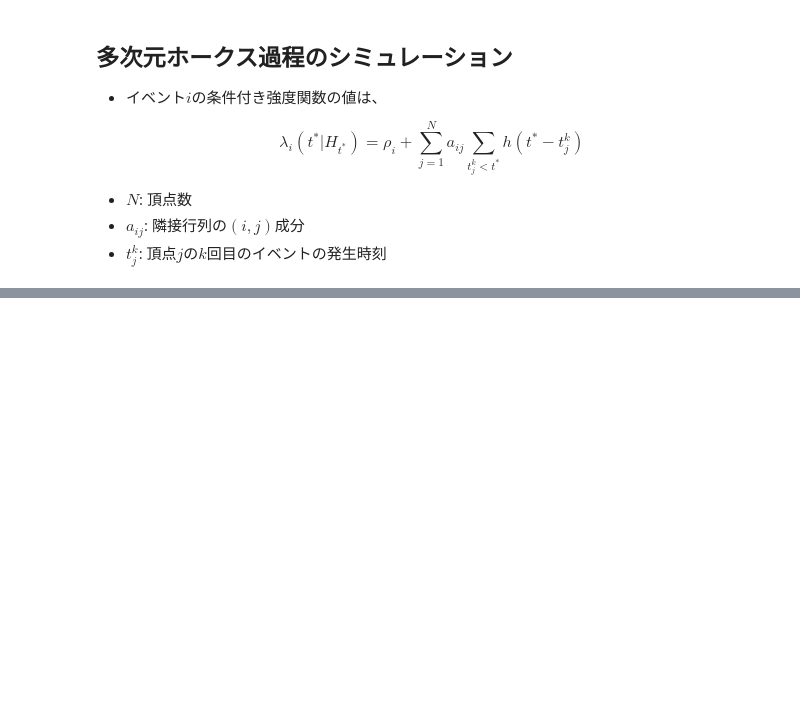
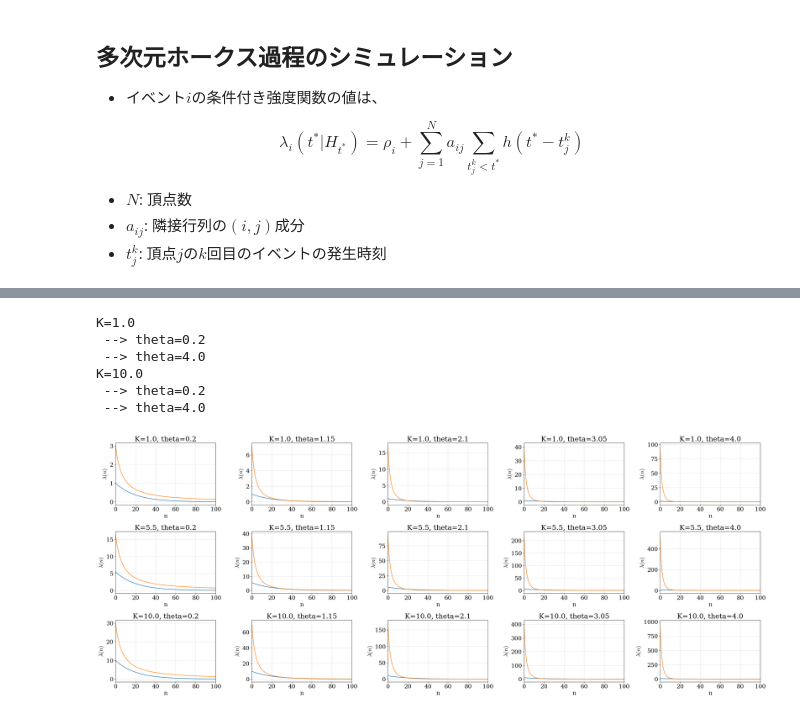
Before and after one commit to Kojirouuuu/sir-hawkes, a Jupyter notebook: python/main/main.ipynb, the cells around one changed output, grey strips where cells are left out. Drawn from its saved outputs; the diff is of its cells as text; code cells hidden in the pictures; blank space fills up the shorter version.

```diff
--- a/python/main/main.ipynb
+++ b/python/main/main.ipynb
@@ -421,0 +658,39 @@ N: 1000, <k>: 10.03
+# %%
+b = 1.0
+theta_values = np.linspace(0.2, 4, 5)
+K_values = np.linspace(1, 10, 3)
+c = 0.4
+N = 1000
+t = np.linspace(0, 50, 1000)
+
+fig, axes = plt.subplots(nrows=len(K_values), ncols=len(theta_values), figsize=(6 * len(theta_values), 4 * len(K_values)))
+
+for kidx, K in enumerate(K_values):
+    is_print = kidx%10==0 or kidx==len(K_values)-1
+    if is_print:
+        print(f"K={K}")
+
+    for tidx, theta in enumerate(theta_values):
+        if is_print and (tidx%10==0 or tidx==len(theta_values)-1):
+            print(f" --> theta={theta}")
+
+        params = HawkesParams(dim=N, a=K, b=b, K=K, c=c, theta=theta, a_ij=1, kernel=kernel_pow)
+        exp = kernel_exp(t, params)
+        pow = kernel_pow(t, params)
+        axes[kidx, tidx].plot(exp, label="exp")
+        axes[kidx, tidx].plot(pow, label="pow")
+        axes[kidx, tidx].set_xlabel("n")
+        axes[kidx, tidx].set_ylabel(rf"$\lambda(n)$")
+        axes[kidx, tidx].set_title(rf"K={K}, theta={theta}")
+        axes[kidx, tidx].grid(linestyle=":")
+        axes[kidx, tidx].set_xlim(0, 100)
+    fig.tight_layout()
+plt.show()
+# %% [output]
+K=1.0
+ --> theta=0.2
+ --> theta=4.0
+K=10.0
+ --> theta=0.2
+ --> theta=4.0
+[figure, added]
```
Also changed, not shown: parts of 4 cells of this notebook, 26 other files.
